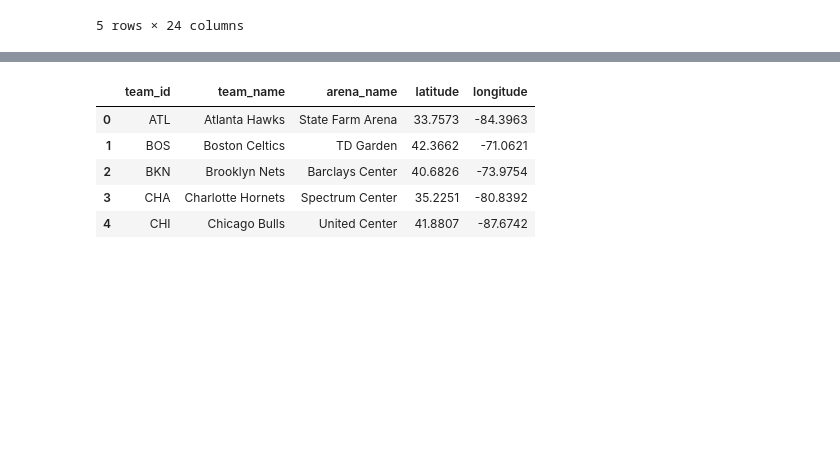
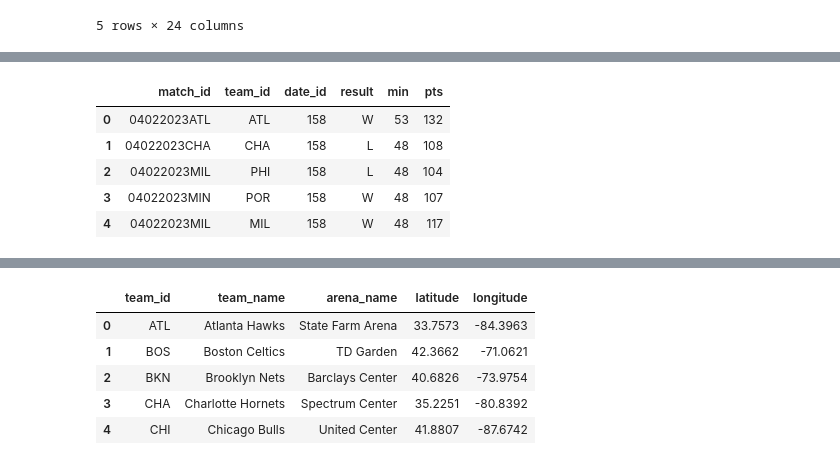
Before and after one commit to AlexandruNitulescu/nba_visualizer_py, a Jupyter notebook: process.ipynb, the cells around one changed output, grey strips where cells are left out. Drawn from its saved outputs; the diff is of its cells as text; code cells hidden in the pictures; blank space fills up the shorter version.

```diff
--- a/process.ipynb
+++ b/process.ipynb
@@ -518,0 +390,12 @@ df_merged.head()
+# %%
+# Create a sub dataframe with specific columns from dataframe "df_merged"
+df_mr = df[['match_id', 'team_id', 'date_id', 'result','min', 'pts']]
+# %%
+df_mr.head()
+# %% [output]
+|  | match_id | team_id | date_id | result | min | pts |
+| 0 | 04022023ATL | ATL | 158 | W | 53 | 132 |
+| 1 | 04022023CHA | CHA | 158 | L | 48 | 108 |
+| 2 | 04022023MIL | PHI | 158 | L | 48 | 104 |
+| 3 | 04022023MIN | POR | 158 | W | 48 | 107 |
+| 4 | 04022023MIL | MIL | 158 | W | 48 | 117 |
```
Also changed, not shown: parts of 50 cells of this notebook, 12 other files.
